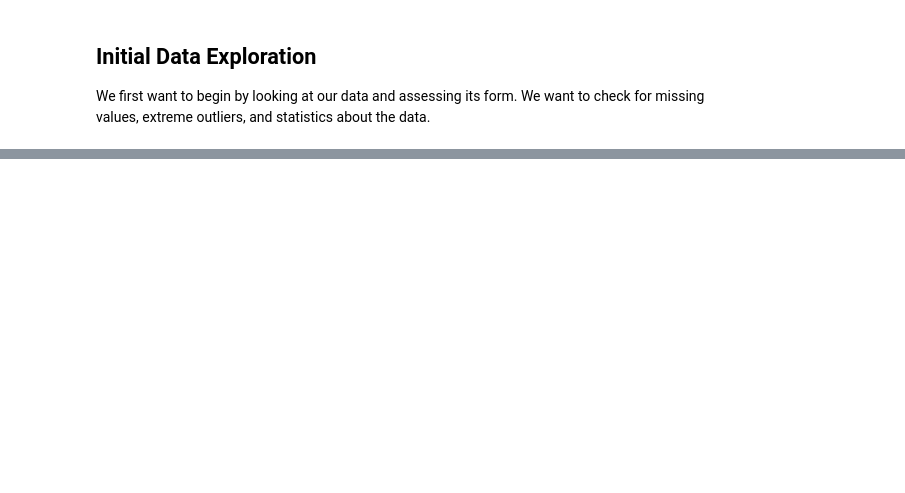
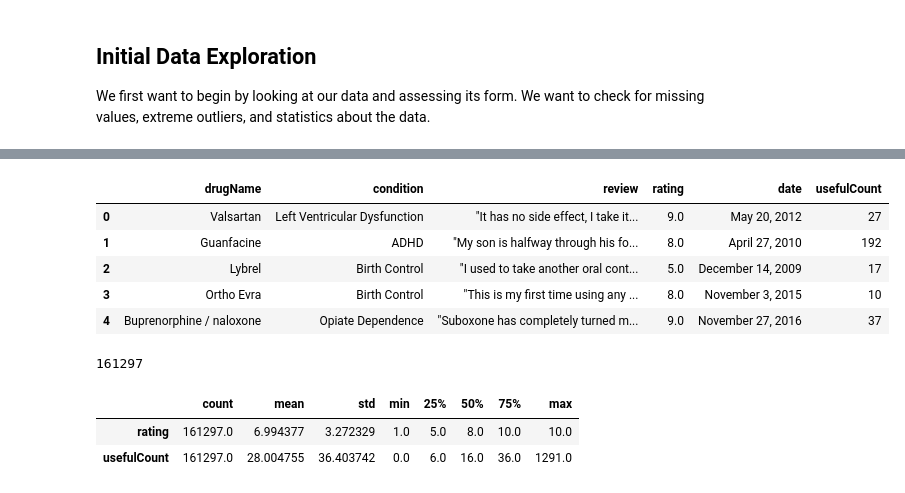
Before and after one commit to dhelms1/drug_data_analysis, a Jupyter notebook: DataExploration.ipynb, the cells around one changed output, grey strips where cells are left out. Drawn from its saved outputs; the diff is of its cells as text; code cells hidden in the pictures; blank space fills up the shorter version.

```diff
--- a/DataExploration.ipynb
+++ b/DataExploration.ipynb
@@ -55,0 +85,20 @@ train_data.head()
+# %%
+train.drop('Unnamed: 0', axis=1, inplace=True) # unique id (not needed for exploration)
+train.head()
+# %% [output]
+|  | drugName | condition | review | rating | date | usefulCount |
+| 0 | Valsartan | Left Ventricular Dysfunction | "It has no side effect, I take it... | 9.0 | May 20, 2012 | 27 |
+| 1 | Guanfacine | ADHD | "My son is halfway through his fo... | 8.0 | April 27, 2010 | 192 |
+| 2 | Lybrel | Birth Control | "I used to take another oral cont... | 5.0 | December 14, 2009 | 17 |
+| 3 | Ortho Evra | Birth Control | "This is my first time using any ... | 8.0 | November 3, 2015 | 10 |
+| 4 | Buprenorphine / naloxone | Opiate Dependence | "Suboxone has completely turned m... | 9.0 | November 27, 2016 | 37 |
+# %%
+len(train) # original length
+# %% [output]
+161297
+# %%
+train.describe().T # values are as expected
+# %% [output]
+|  | count | mean | std | min | 25% | 50% | 75% | max |
+| rating | 161297.0 | 6.994377 | 3.272329 | 1.0 | 5.0 | 8.0 | 10.0 | 10.0 |
+| usefulCount | 161297.0 | 28.004755 | 36.403742 | 0.0 | 6.0 | 16.0 | 36.0 | 1291.0 |
```
Also changed, not shown: parts of 22 cells of this notebook, 1 other file.
